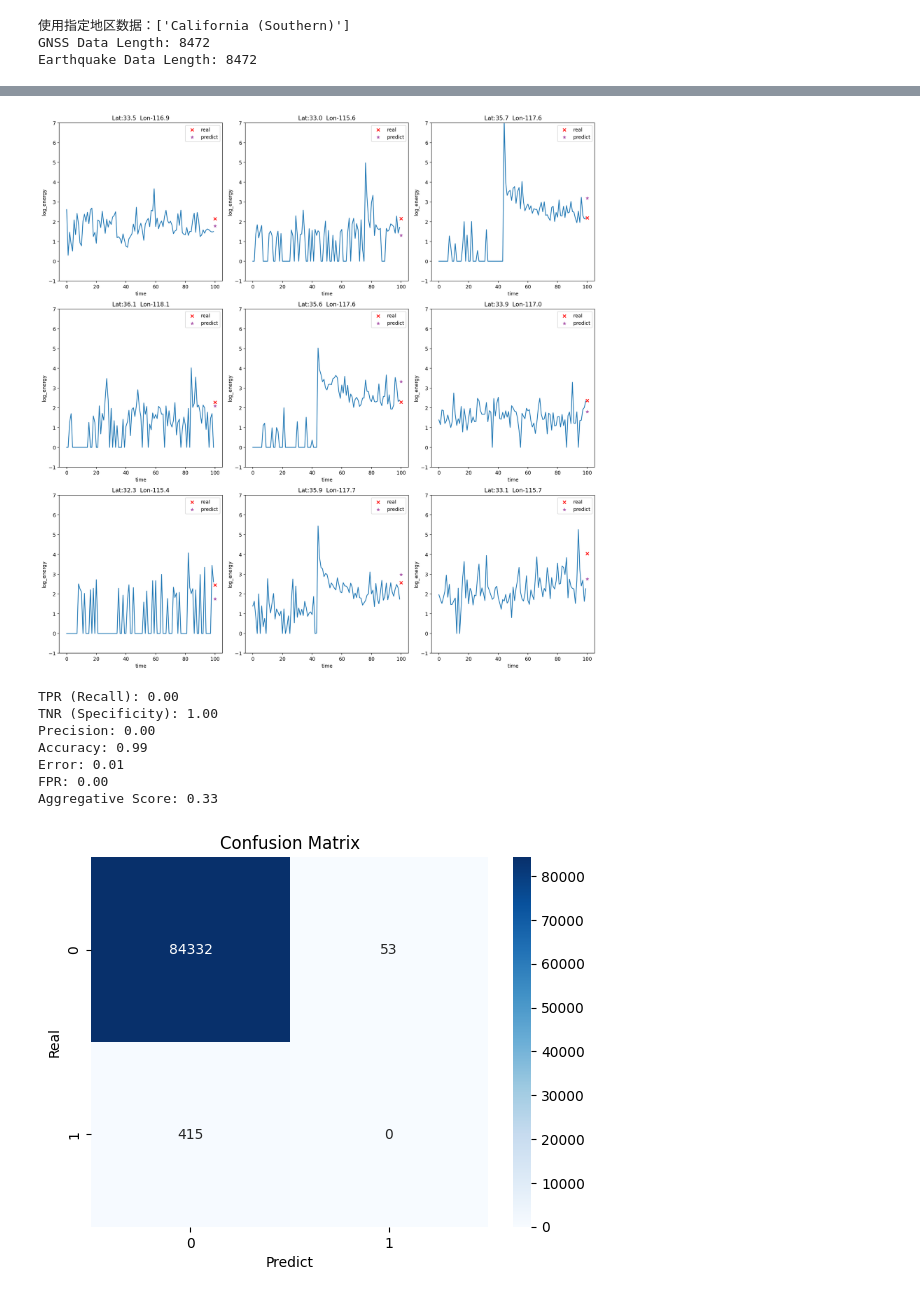
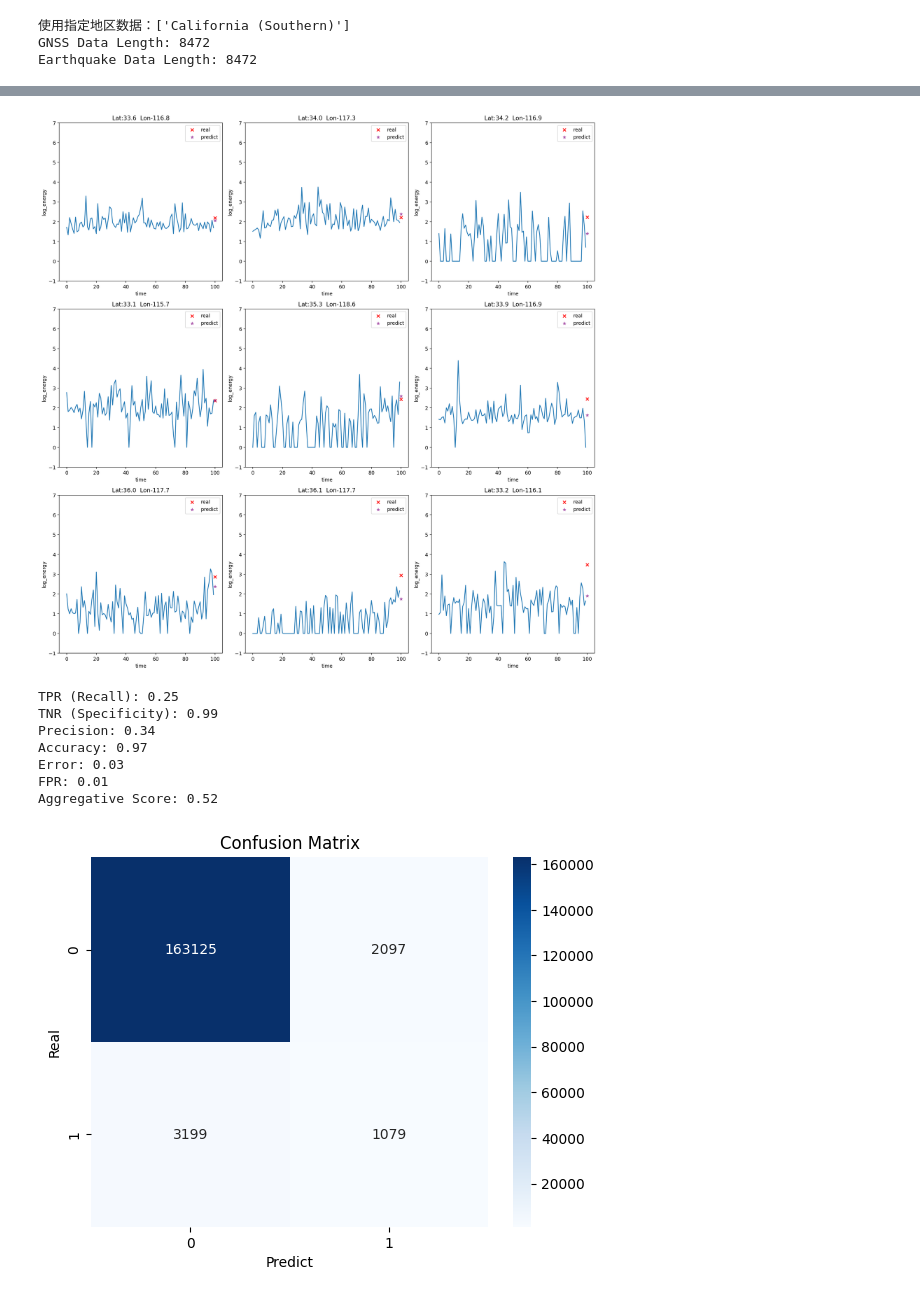
Before and after one commit to lhhhappy/Earthquake_predictor, a Jupyter notebook: inference.ipynb, the cells around one changed output, grey strips where cells are left out. Cells and saved outputs as stored; diff of their text form; code cells hidden in the pictures.

```diff
--- a/inference.ipynb
+++ b/inference.ipynb
@@ -25,6 +25,7 @@ dataset_dict = get_dataset(
         earthquake_catalog_window=1400,
         train_percentage=0.8,
         use_area="California (Southern)",
+        split_by_earthquake_happen=True,
         )
 # %% [output]
 使用指定地区数据：['California (Southern)']
@@ -41,9 +42,10 @@ for key, dataset in dataset_dict.items():
         collate_fn=dataset.collate_fn,
         num_workers=127
     )
+    print(key, len(dataset))
 
-train_loader_key = "train"
-val_loader_key = "val"
+train_loader_key = "train_happen"
+val_loader_key = "val_all"
 
 train_loader = loader_dict.get(train_loader_key)
 val_loader = loader_dict.get(val_loader_key)
@@ -54,7 +63,7 @@ val_loader = loader_dict.get(val_loader_key)
 # model = LightingModel(model = ES_net_mixer, lr = None, max_epoch=None,loss_fns=None,**model_par).to("cuda:0")
 # model.initial_model("Result/Pretrain_ES_net_mixer_california/checkpoints/Val-epoch=01-val_loss=0.47.ckpt").to("cuda:2")
 # model.eval()
-model = LightingModel.load_from_checkpoint("/home/linhang/workbench/workbench/Earthquake_predictor/Result/Pretrain/Pretrain_ES_net_mixer_onlyhappen/checkpoints/Val-epoch=18-TPR=0.06.ckpt",map_location=torch.device("cuda:2"))
+model = LightingModel.load_from_checkpoint("/home/linhang/workbench/workbench/Earthquake_predictor/Result/Pretrain/Pretrain_ES_net_mixer_California_power_tss/checkpoints/Val-epoch=04-TPR=0.02.ckpt",map_location=torch.device("cuda:2"))
 def count_model_parameters(model):
     return sum(p.numel() for p in model.parameters() if p.requires_grad)
 print("count_model_parameters:",count_model_parameters(model.model))
@@ -87,7 +113,7 @@ for i in range(9):
 plt.tight_layout()
 plt.show()
 # %% [output]
-[figure, old version]
+[figure, new version]
 # %%
 energy_predict_all = []
 earthquake_future_all = []
@@ -105,16 +131,16 @@ earthquake_future_all = torch.cat(earthquake_future_all)
 energy_history_all = torch.cat(energy_history_all)
 earthquake_happen_all = torch.cat(earthquake_happen_all)
 # %%
-energy_predict,earthquake_target = plot_confusion_matrix(energy_predict_all,earthquake_future_all,threshold=3.29)
+energy_predict,earthquake_target = plot_confusion_matrix(energy_predict_all,earthquake_future_all,threshold=3)
 # %% [output]
-TPR (Recall): 0.00
-TNR (Specificity): 1.00
-Precision: 0.00
-Accuracy: 0.99
-Error: 0.01
-FPR: 0.00
-Aggregative Score: 0.33
+TPR (Recall): 0.25
+TNR (Specificity): 0.99
+Precision: 0.34
+Accuracy: 0.97
+Error: 0.03
+FPR: 0.01
+Aggregative Score: 0.52
-[figure, old version]
+[figure, new version]
 # %%
 plot_error(energy_predict,earthquake_target,0.2)
 # %% [output]
```
Also changed, not shown: parts of 7 cells of this notebook, 8 other files.
